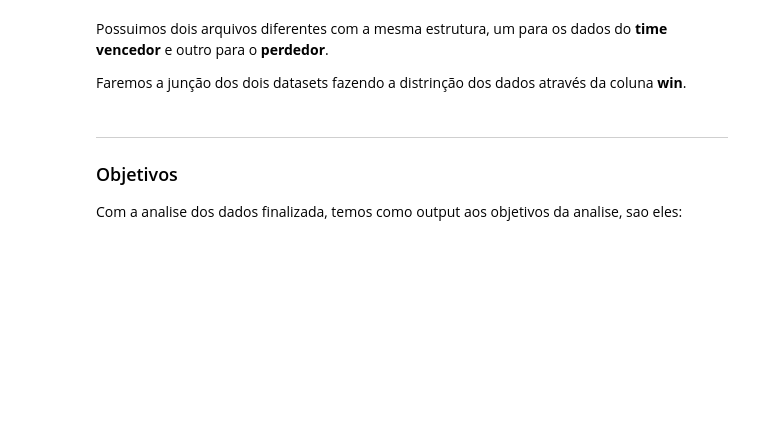
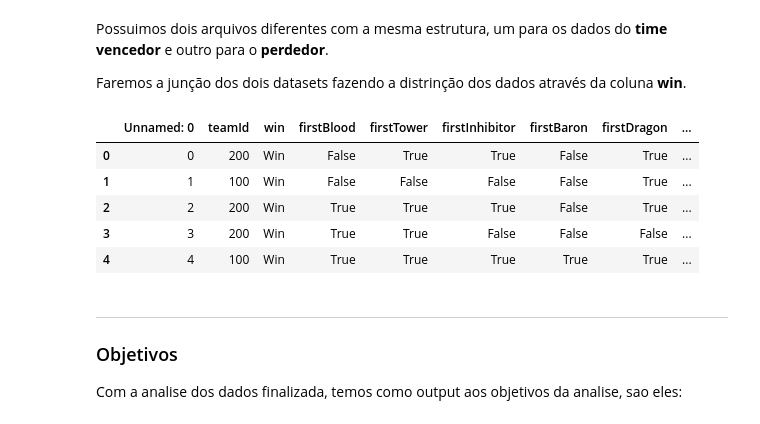
Before and after one commit to pikonha/lol-analysis, a Jupyter notebook: index.ipynb, the cells around one changed output. Saved outputs shown, nothing was run; the diff lists cells and outputs as text; code cells hidden in the pictures; blank space fills up the shorter version.

```diff
--- a/index.ipynb
+++ b/index.ipynb
@@ -140,9 +181,16 @@ Possuimos dois arquivos diferentes com a mesma estrutura, um para os dados do **
 
 Faremos a junção dos dois datasets fazendo a distrinção dos dados através da coluna **win**.
 # %%
-df_loosers = pd.read_csv('match_loser_data_version1.csv')
-df_winners = pd.read_csv('match_winner_data_version1.csv')
+df_loosers = pd.read_csv('data/match_loser_data_version1.csv')
+df_winners = pd.read_csv('data/match_winner_data_version1.csv')
 df_winners.head()
+# %% [output]
+|  | Unnamed: 0 | teamId | win | firstBlood | firstTower | firstInhibitor | firstBaron | firstDragon | ... |
+| 0 | 0 | 200 | Win | False | True | True | False | True | ... |
+| 1 | 1 | 100 | Win | False | False | False | False | True | ... |
+| 2 | 2 | 200 | Win | True | True | True | False | True | ... |
+| 3 | 3 | 200 | Win | True | True | False | False | False | ... |
+| 4 | 4 | 100 | Win | True | True | True | True | True | ... |
 # %% [markdown]
 ---
 
```
Also changed, not shown: parts of 26 cells of this notebook, 5 other files.
